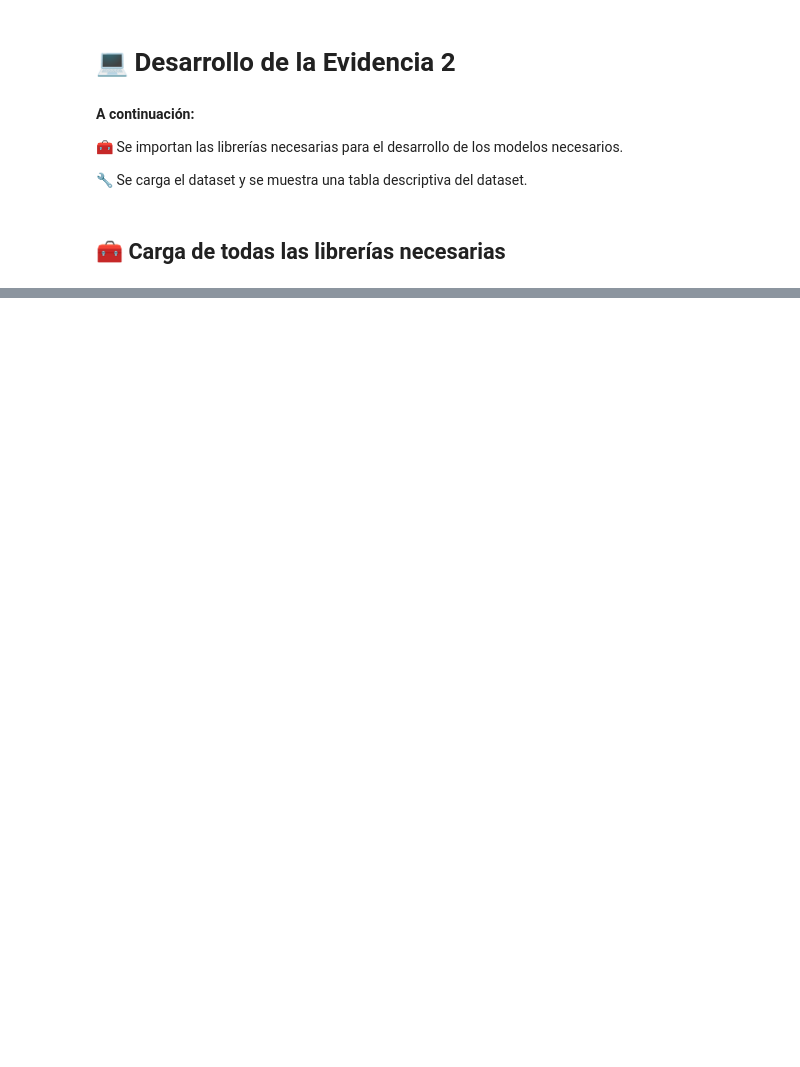
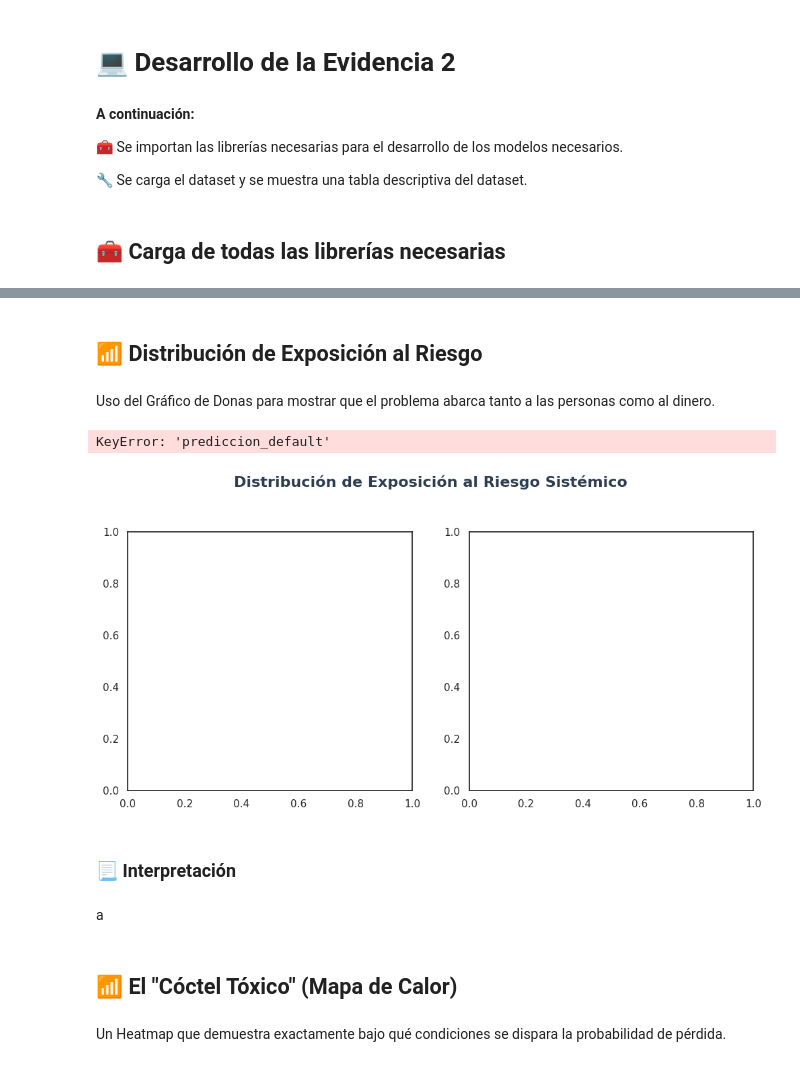
Before and after one commit to RamRider89/aplicaciones-ciencia-datos, a Jupyter notebook: actividades/evidencia-2/Evidencia_2_Carlos_Duarte.ipynb, the cells around one changed output, grey strips where cells are left out. Drawn from its saved outputs; the diff is of its cells as text; code cells hidden in the pictures; blank space fills up the shorter version.

```diff
--- a/actividades/evidencia-2/Evidencia_2_Carlos_Duarte.ipynb
+++ b/actividades/evidencia-2/Evidencia_2_Carlos_Duarte.ipynb
@@ -359,0 +215,52 @@ Datos cargados exitosamente con dimensiones: (10000, 16)
+# %%
+# ------------------------------------------------------------------------------
+# Configuración de estilos limpios
+# ------------------------------------------------------------------------------
+# configuración de estilo visual
+plt.style.use('default')
+sns.set_theme(style="whitegrid")
+sns.set_style("white")
+# %%
+df_viz = df_prep.copy()
+# %% [markdown]
+## 📶 Distribución de Exposición al Riesgo
+# %% [markdown]
+Uso del Gráfico de Donas para mostrar que el problema abarca tanto a las personas como al dinero.
+# %%
+# ------------------------------------------------------------------------------
+# HALLAZGO 1: La Gravedad del Problema Actual (Gráficos de Donas)
+# ------------------------------------------------------------------------------
+fig, (ax1, ax2) = plt.subplots(1, 2, figsize=(12, 5))
+fig.suptitle('Distribución de Exposición al Riesgo Sistémico', fontsize=16, fontweight='bold', color=COLOR_TEXTO, y=1.05)
+
+# Datos: Conteo de Clientes vs Volumen de Capital
+clientes_riesgo = df_viz['prediccion_default'].value_counts(normalize=True)
+capital_riesgo = df_viz.groupby('prediccion_default')['saldo_promedio'].sum() / df_viz['saldo_promedio'].sum()
+
+labels = ['Al Corriente', 'Riesgo de Default']
+colores = [COLOR_SEGURO, COLOR_RIESGO]
+
+# Dona 1: Clientes
+ax1.pie(clientes_riesgo, labels=labels, autopct='%1.1f%%', startangle=90, colors=colores,
+        wedgeprops=dict(width=0.4, edgecolor='w'), textprops={'fontsize': 11})
+ax1.set_title('Porcentaje de Clientes', color=COLOR_TEXTO, fontweight='bold')
+
+# Dona 2: Capital (Saldo)
+ax2.pie(capital_riesgo, labels=labels, autopct='%1.1f%%', startangle=90, colors=colores,
+        wedgeprops=dict(width=0.4, edgecolor='w'), textprops={'fontsize': 11})
+ax2.set_title('Exposición de Capital (Volumen)', color=COLOR_TEXTO, fontweight='bold')
+
+plt.figtext(0.5, 0.01, "Insight: La morosidad no solo afecta a una gran cantidad de clientes (77%), sino que concentra casi el 80% del capital prestado.",
+            ha="center", fontsize=11, style='italic', color='#7F8C8D')
+plt.show()
+# %% [output]
+KeyError: 'prediccion_default'
+[figure, added]
+# %% [markdown]
+### 📃 Interpretación
+# %% [markdown]
+a
+# %% [markdown]
+## 📶 El "Cóctel Tóxico" (Mapa de Calor)
+# %% [markdown]
+Un Heatmap que demuestra exactamente bajo qué condiciones se dispara la probabilidad de pérdida.
```
Also changed, not shown: parts of 79 cells of this notebook, 2 other files.
